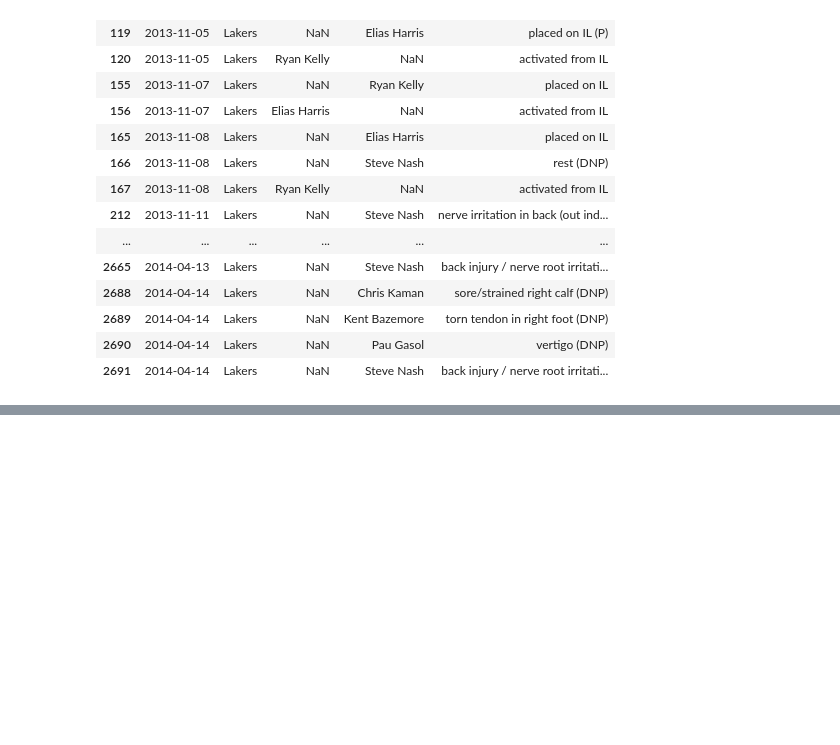
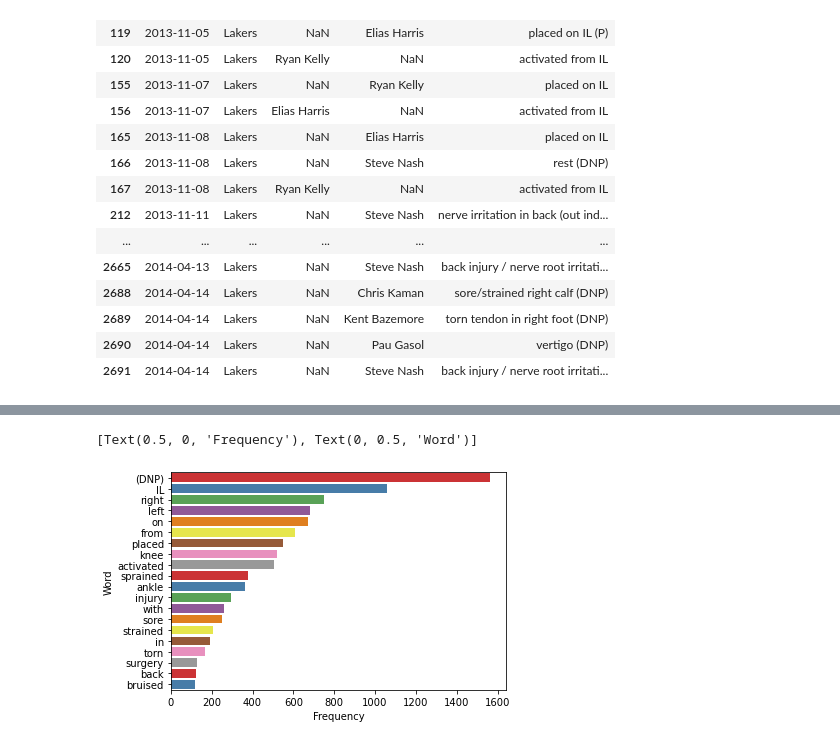
Before and after one commit to pauljacob/capstoneNBA, a Jupyter notebook: Untitled Folder/capstone2_injuries.ipynb, the cells around one changed output, grey strips where cells are left out. Saved outputs shown, nothing was run; the diff lists cells and outputs as text; code cells hidden in the pictures; blank space fills up the shorter version.

```diff
--- a/Untitled Folder/capstone2_injuries.ipynb
+++ b/Untitled Folder/capstone2_injuries.ipynb
@@ -162,0 +182,19 @@ df_2013_14[df_2013_14.Team == 'Lakers']
+# %%
+#https://stackoverflow.com/questions/50534778/python-extract-keywords-row-by-row-from-csv
+import nltk
+from nltk.tokenize import word_tokenize
+from nltk.corpus import stopwords
+
+
+stop_words = stopwords.words('english')
+# %%
+def get_keywords(row):
+    some_text = row['Notes']
+    lowered = some_text.lower()
+    tokens = nltk.tokenize.word_tokenize(lowered)
+    keywords = [keyword for keyword in tokens if keyword.isalpha() and not keyword in stop_words]
+    keywords_string = ','.join(keywords)
+    return keywords_string
+# %%
+df_2013_14['keywords'] = df_2013_14.apply(get_keywords, axis=1)
+df_2013_14.head()
@@ -162,0 +434,3 @@ df_2013_14[df_2013_14.Team == 'Lakers']
+# %%
+applesauceapple20 = df_2013_14.Notes.str.split(expand=True).stack().value_counts().to_frame().reset_index().rename(columns={'index':'Word', 0:'Frequency'}).head(20)
+applesauceapple20
@@ -162,0 +513,7 @@ df_2013_14[df_2013_14.Team == 'Lakers']
+# %%
+
+ax = sns.barplot(x='Frequency', y='Word', data=applesauceapple20, palette='Set1')
+ax.set(xlabel='Frequency', ylabel='Word')
+# %% [output]
+[Text(0.5, 0, 'Frequency'), Text(0, 0.5, 'Word')]
+[figure, added]
```
Also changed, not shown: parts of 47 cells of this notebook.
